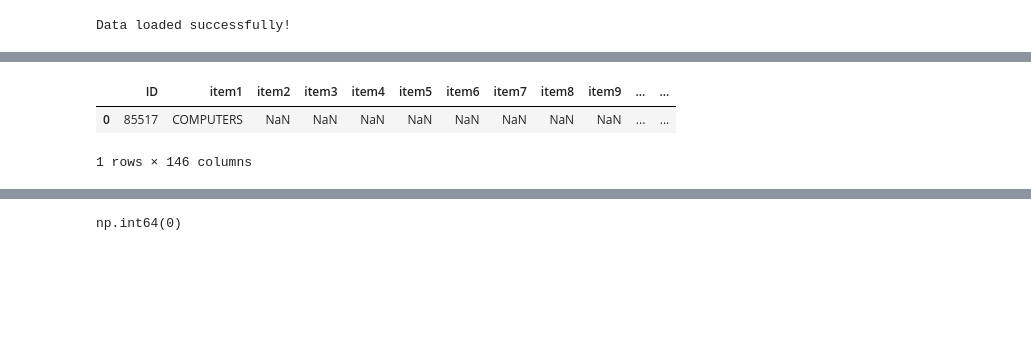
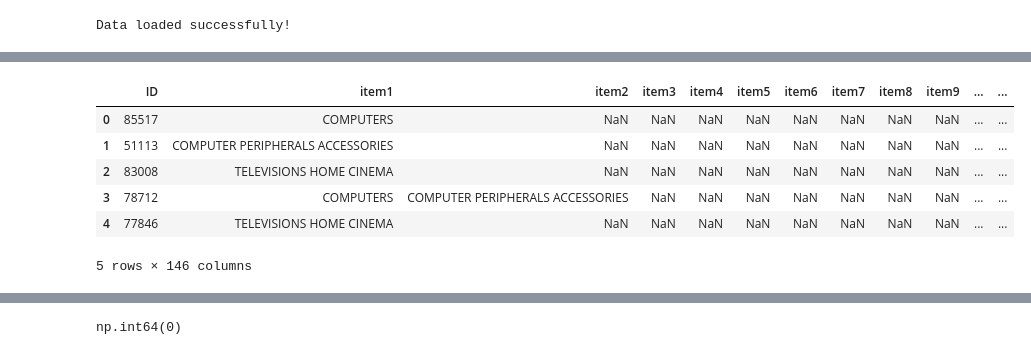
Before and after one commit to sumitgiri87/challenge-data-fraud, a Jupyter notebook: notebooks/train_model.ipynb, the cells around one changed output, grey strips where cells are left out. Drawn from its saved outputs; the diff is of its cells as text; code cells hidden in the pictures; blank space fills up the shorter version.

```diff
--- a/notebooks/train_model.ipynb
+++ b/notebooks/train_model.ipynb
@@ -55,9 +64,13 @@ Data loaded successfully!
 # %%
-X_train.head(1)
+X_train.head()
 # %% [output]
 |  | ID | item1 | item2 | item3 | item4 | item5 | item6 | item7 | item8 | item9 | ... | ... |
 | 0 | 85517 | COMPUTERS | NaN | NaN | NaN | NaN | NaN | NaN | NaN | NaN | ... | ... |
+| 1 | 51113 | COMPUTER PERIPHERALS ACCESSORIES | NaN | NaN | NaN | NaN | NaN | NaN | NaN | NaN | ... | ... |
+| 2 | 83008 | TELEVISIONS HOME CINEMA | NaN | NaN | NaN | NaN | NaN | NaN | NaN | NaN | ... | ... |
+| 3 | 78712 | COMPUTERS | COMPUTER PERIPHERALS ACCESSORIES | NaN | NaN | NaN | NaN | NaN | NaN | NaN | ... | ... |
+| 4 | 77846 | TELEVISIONS HOME CINEMA | NaN | NaN | NaN | NaN | NaN | NaN | NaN | NaN | ... | ... |
-1 rows × 146 columns
+5 rows × 146 columns
 # %%
 
 # Overview
```
Also changed, not shown: parts of 11 cells of this notebook, 4 other files.
